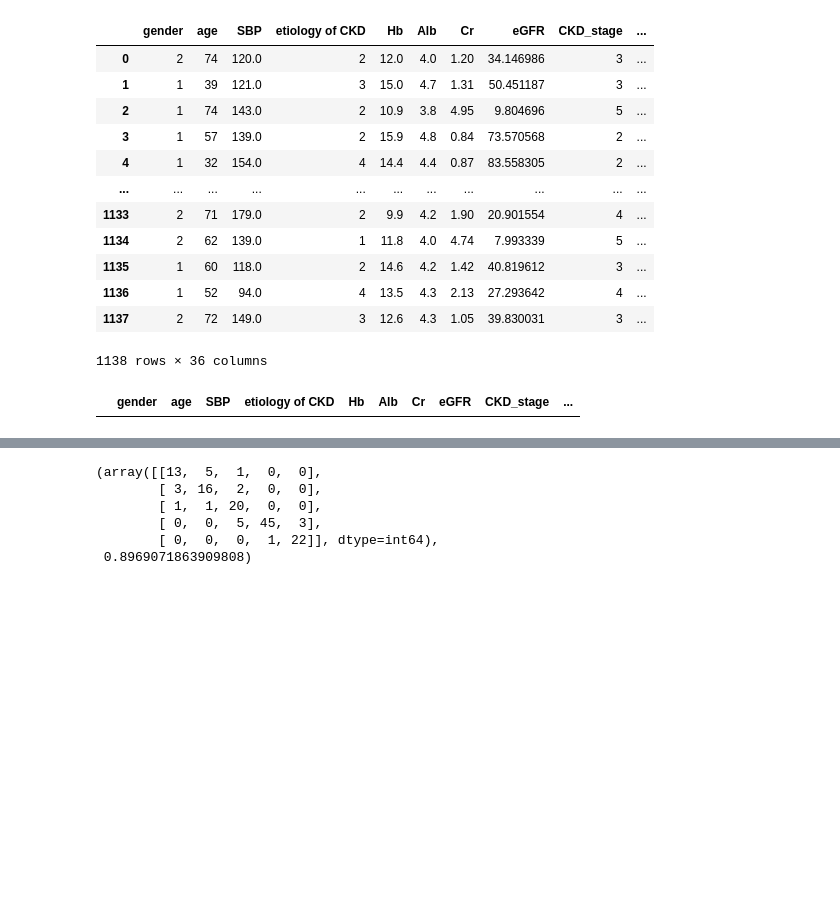
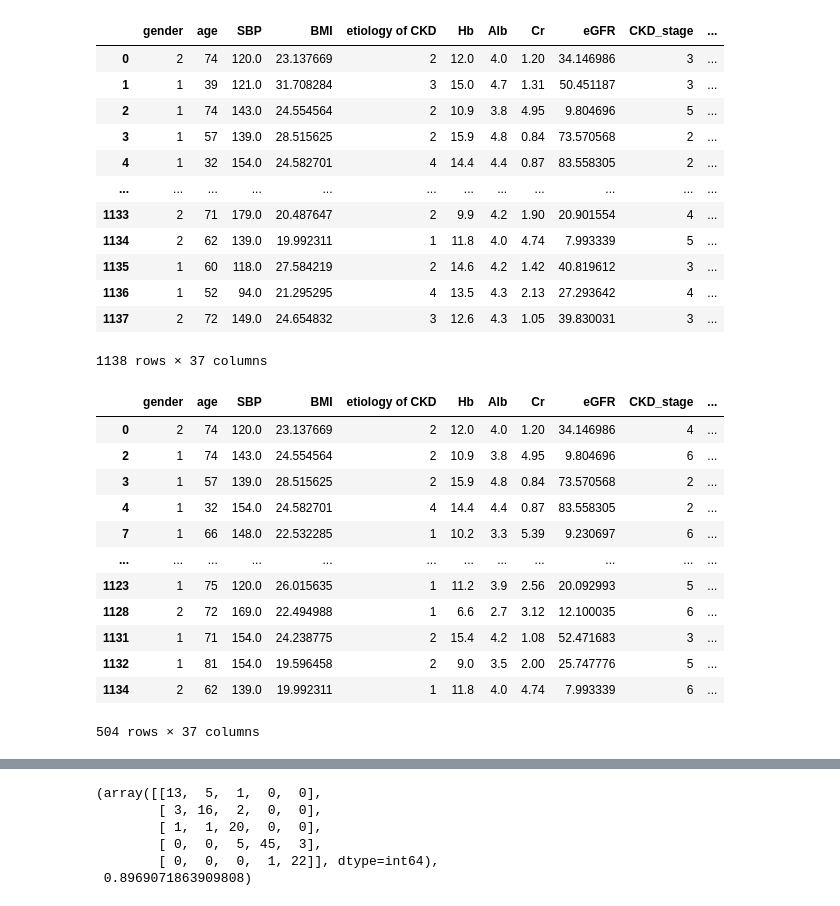
Before and after one commit to TheRidgeSpamss/CKD-ML, a Jupyter notebook: ckd_regression_classification.ipynb, the cells around one changed output, grey strips where cells are left out. Cells and saved outputs as stored; diff of their text form; code cells hidden in the pictures; blank space fills up the shorter version.

```diff
--- a/ckd_regression_classification.ipynb
+++ b/ckd_regression_classification.ipynb
@@ -13,50 +13,62 @@ pd.set_option('display.max_columns', None)
 
 ckd_df = pd.read_excel(
     "Data/ckd_dataset.xlsx",
-    usecols = "B:D,F:Y,AL:AQ,AS:AY"
+    usecols = "B:Y,AL:AQ,AS:AY"
 )
 
 ckd_df
 # %% [output]
-|  | gender | age | SBP | etiology of CKD | Hb | Alb | Cr | eGFR | CKD_stage | ... |
-| 0 | 2 | 74 | 120.0 | 2 | 12.0 | 4.0 | 1.20 | 34.146986 | 3 | ... |
-| 1 | 1 | 39 | 121.0 | 3 | 15.0 | 4.7 | 1.31 | 50.451187 | 3 | ... |
-| 2 | 1 | 74 | 143.0 | 2 | 10.9 | 3.8 | 4.95 | 9.804696 | 5 | ... |
-| 3 | 1 | 57 | 139.0 | 2 | 15.9 | 4.8 | 0.84 | 73.570568 | 2 | ... |
-| 4 | 1 | 32 | 154.0 | 4 | 14.4 | 4.4 | 0.87 | 83.558305 | 2 | ... |
-| ... | ... | ... | ... | ... | ... | ... | ... | ... | ... | ... |
-| 1133 | 2 | 71 | 179.0 | 2 | 9.9 | 4.2 | 1.90 | 20.901554 | 4 | ... |
-| 1134 | 2 | 62 | 139.0 | 1 | 11.8 | 4.0 | 4.74 | 7.993339 | 5 | ... |
-| 1135 | 1 | 60 | 118.0 | 2 | 14.6 | 4.2 | 1.42 | 40.819612 | 3 | ... |
-| 1136 | 1 | 52 | 94.0 | 4 | 13.5 | 4.3 | 2.13 | 27.293642 | 4 | ... |
-| 1137 | 2 | 72 | 149.0 | 3 | 12.6 | 4.3 | 1.05 | 39.830031 | 3 | ... |
+|  | gender | age | SBP | BMI | etiology of CKD | Hb | Alb | Cr | eGFR | CKD_stage | ... |
+| 0 | 2 | 74 | 120.0 | 23.137669 | 2 | 12.0 | 4.0 | 1.20 | 34.146986 | 3 | ... |
+| 1 | 1 | 39 | 121.0 | 31.708284 | 3 | 15.0 | 4.7 | 1.31 | 50.451187 | 3 | ... |
+| 2 | 1 | 74 | 143.0 | 24.554564 | 2 | 10.9 | 3.8 | 4.95 | 9.804696 | 5 | ... |
+| 3 | 1 | 57 | 139.0 | 28.515625 | 2 | 15.9 | 4.8 | 0.84 | 73.570568 | 2 | ... |
+| 4 | 1 | 32 | 154.0 | 24.582701 | 4 | 14.4 | 4.4 | 0.87 | 83.558305 | 2 | ... |
+| ... | ... | ... | ... | ... | ... | ... | ... | ... | ... | ... | ... |
+| 1133 | 2 | 71 | 179.0 | 20.487647 | 2 | 9.9 | 4.2 | 1.90 | 20.901554 | 4 | ... |
+| 1134 | 2 | 62 | 139.0 | 19.992311 | 1 | 11.8 | 4.0 | 4.74 | 7.993339 | 5 | ... |
+| 1135 | 1 | 60 | 118.0 | 27.584219 | 2 | 14.6 | 4.2 | 1.42 | 40.819612 | 3 | ... |
+| 1136 | 1 | 52 | 94.0 | 21.295295 | 4 | 13.5 | 4.3 | 2.13 | 27.293642 | 4 | ... |
+| 1137 | 2 | 72 | 149.0 | 24.654832 | 3 | 12.6 | 4.3 | 1.05 | 39.830031 | 3 | ... |
-1138 rows × 36 columns
+1138 rows × 37 columns
 # %%
 #filtering
 def ckd_stage_clf(eGFR):
     if eGFR >= 90:
         return 1 #there is actually no stage 1 data
     elif eGFR >= 60:
         return 2
     elif eGFR >= 45:
         return 3 #3a
     elif eGFR >= 30:
         return 4 #3b
     elif eGFR >= 15:
         return 5
     else:
         return 6
 
 
 ckd_df.dropna(inplace=True)
 eGFR_final_mean = ckd_df["eGFR(last visit)"].mean()
 eGFR_final_std = ckd_df["eGFR(last visit)"].std()
 filtered_ckd_df = ckd_df[(ckd_df["eGFR(last visit)"] < (eGFR_final_mean + 4*eGFR_final_std)) & (ckd_df["eGFR(last visit)"] < (.95 * ckd_df["eGFR"]))]
 # filtered_ckd_df = ckd_df[(ckd_df["CKD progression"] == 1)]
 filtered_ckd_df.loc[:, "CKD_stage"] = filtered_ckd_df.loc[:, "eGFR"].apply(ckd_stage_clf)
 
-filtered_ckd_df[filtered_ckd_df["CKD_stage"] == 1]
+filtered_ckd_df
 # %% [output]
-|  | gender | age | SBP | etiology of CKD | Hb | Alb | Cr | eGFR | CKD_stage | ... |
+|  | gender | age | SBP | BMI | etiology of CKD | Hb | Alb | Cr | eGFR | CKD_stage | ... |
+| 0 | 2 | 74 | 120.0 | 23.137669 | 2 | 12.0 | 4.0 | 1.20 | 34.146986 | 4 | ... |
+| 2 | 1 | 74 | 143.0 | 24.554564 | 2 | 10.9 | 3.8 | 4.95 | 9.804696 | 6 | ... |
+| 3 | 1 | 57 | 139.0 | 28.515625 | 2 | 15.9 | 4.8 | 0.84 | 73.570568 | 2 | ... |
+| 4 | 1 | 32 | 154.0 | 24.582701 | 4 | 14.4 | 4.4 | 0.87 | 83.558305 | 2 | ... |
+| 7 | 1 | 66 | 148.0 | 22.532285 | 1 | 10.2 | 3.3 | 5.39 | 9.230697 | 6 | ... |
+| ... | ... | ... | ... | ... | ... | ... | ... | ... | ... | ... | ... |
+| 1123 | 1 | 75 | 120.0 | 26.015635 | 1 | 11.2 | 3.9 | 2.56 | 20.092993 | 5 | ... |
+| 1128 | 2 | 72 | 169.0 | 22.494988 | 1 | 6.6 | 2.7 | 3.12 | 12.100035 | 6 | ... |
+| 1131 | 1 | 71 | 154.0 | 24.238775 | 2 | 15.4 | 4.2 | 1.08 | 52.471683 | 3 | ... |
+| 1132 | 1 | 81 | 154.0 | 19.596458 | 2 | 9.0 | 3.5 | 2.00 | 25.747776 | 5 | ... |
+| 1134 | 2 | 62 | 139.0 | 19.992311 | 1 | 11.8 | 4.0 | 4.74 | 7.993339 | 6 | ... |
+504 rows × 37 columns
 # %%
 #linear regression with xgboosting
```
Also changed, not shown: parts of 2 cells of this notebook, 1 other file.
